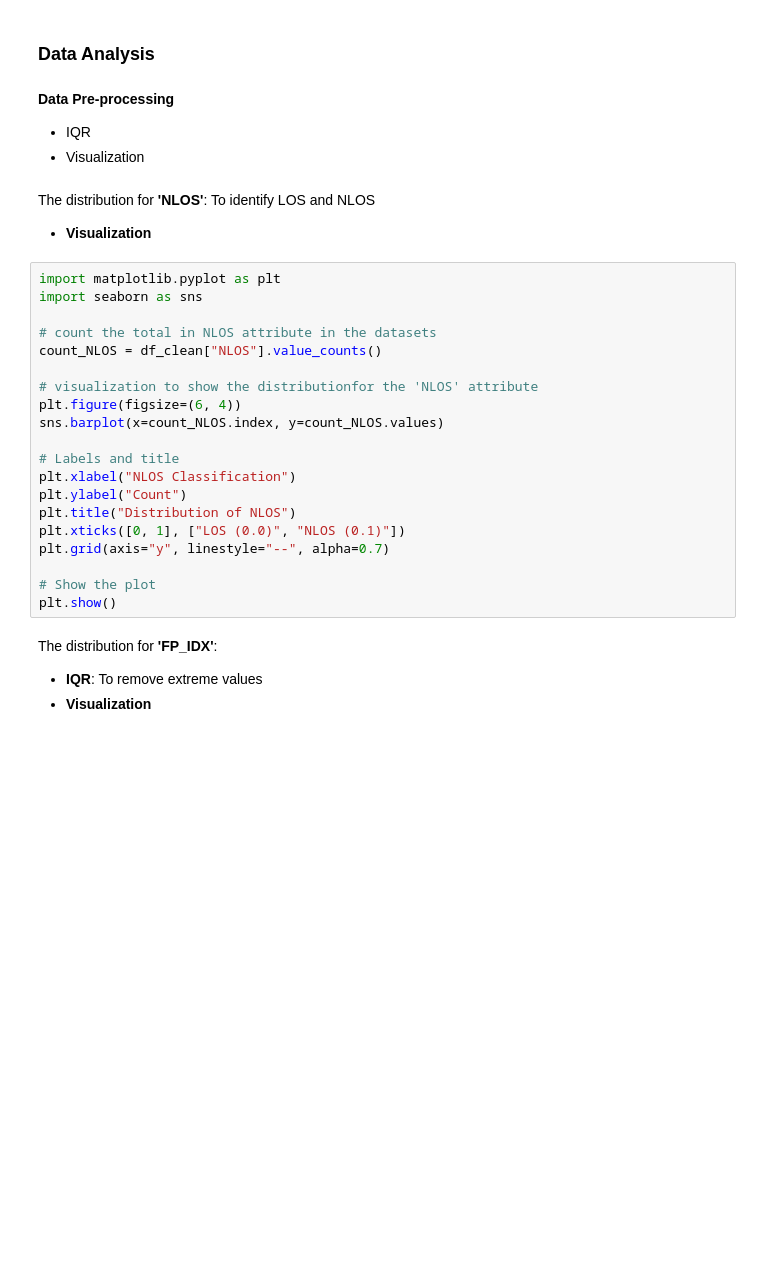
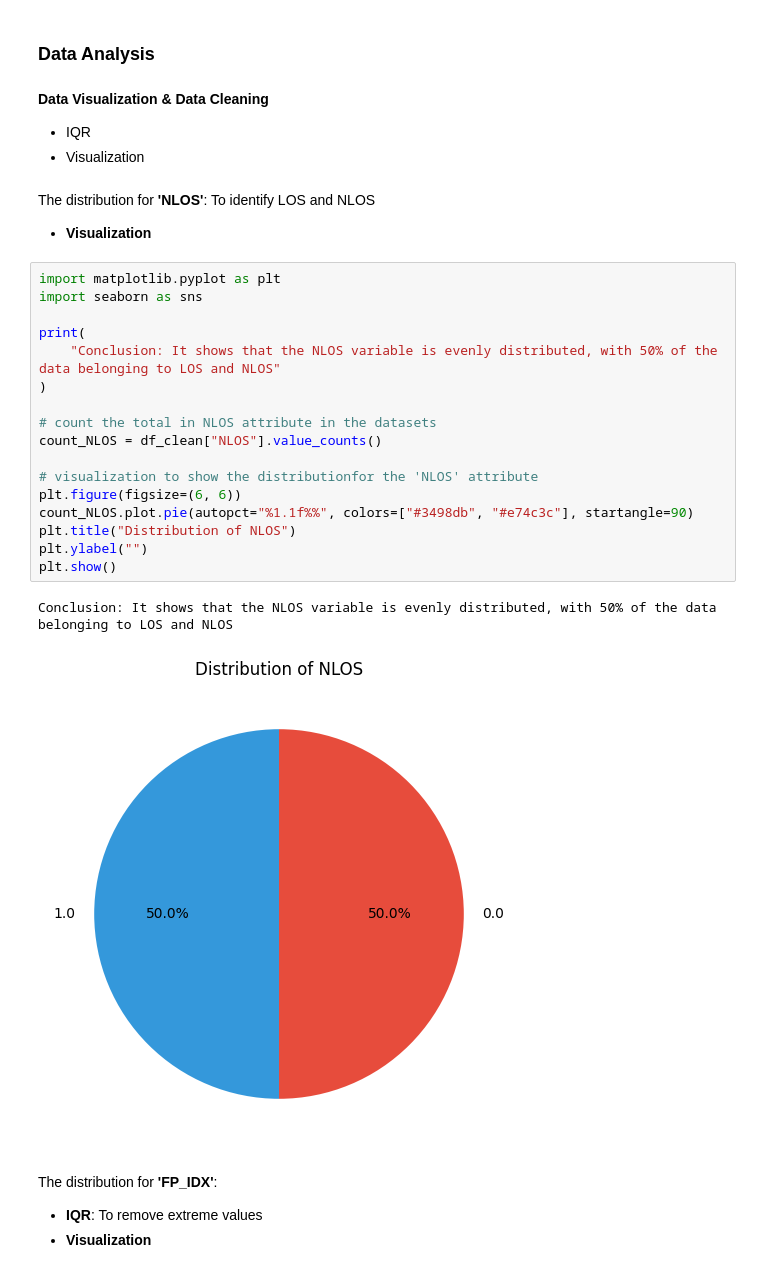
Before and after one commit to janaveniice/UoG-DA_Group17, a Jupyter notebook: los-nlos-model/model.ipynb, the cells around one changed output. Saved outputs shown, nothing was run; the diff lists cells and outputs as text; blank space fills up the shorter version.

```diff
--- a/los-nlos-model/model.ipynb
+++ b/los-nlos-model/model.ipynb
@@ -88,7 +121,7 @@ else:
 # %% [markdown]
 ### **Data Analysis**
 # %% [markdown]
-**Data Pre-processing**
+**Data Visualization & Data Cleaning**
 - IQR
 - Visualization
 # %% [markdown]
@@ -97,23 +130,23 @@ The distribution for **'NLOS'**: To identify LOS and NLOS
 # %%
 import matplotlib.pyplot as plt
 import seaborn as sns
+
+print(
+    "Conclusion: It shows that the NLOS variable is evenly distributed, with 50% of the data belonging to LOS and NLOS"
+)
 
 # count the total in NLOS attribute in the datasets
 count_NLOS = df_clean["NLOS"].value_counts()
 
 # visualization to show the distributionfor the 'NLOS' attribute
-plt.figure(figsize=(6, 4))
-sns.barplot(x=count_NLOS.index, y=count_NLOS.values)
-
-# Labels and title
-plt.xlabel("NLOS Classification")
-plt.ylabel("Count")
+plt.figure(figsize=(6, 6))
+count_NLOS.plot.pie(autopct="%1.1f%%", colors=["#3498db", "#e74c3c"], startangle=90)
 plt.title("Distribution of NLOS")
-plt.xticks([0, 1], ["LOS (0.0)", "NLOS (0.1)"])
-plt.grid(axis="y", linestyle="--", alpha=0.7)
-
-# Show the plot
+plt.ylabel("")
 plt.show()
+# %% [output]
+Conclusion: It shows that the NLOS variable is evenly distributed, with 50% of the data belonging to LOS and NLOS
+[figure, added]
 # %% [markdown]
 The distribution for **'FP_IDX'**:
 - **IQR**: To remove extreme values
```
Also changed, not shown: parts of 12 cells of this notebook.
